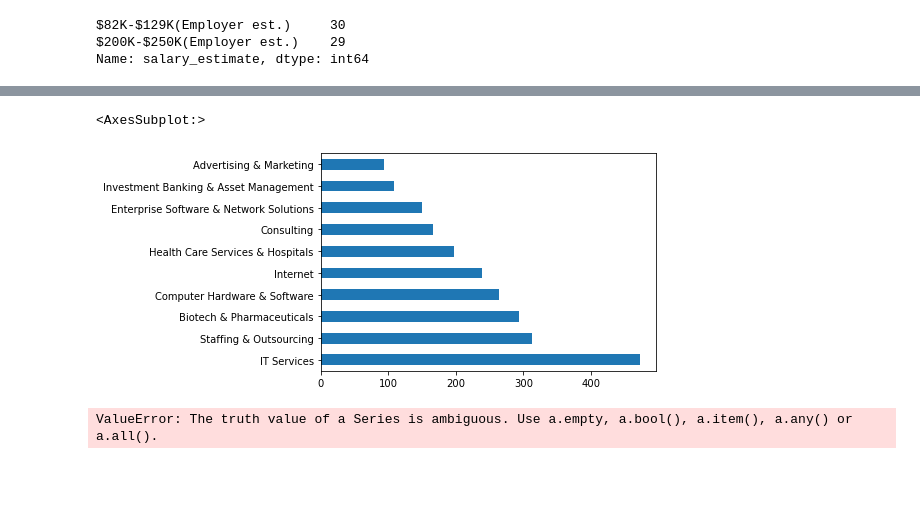
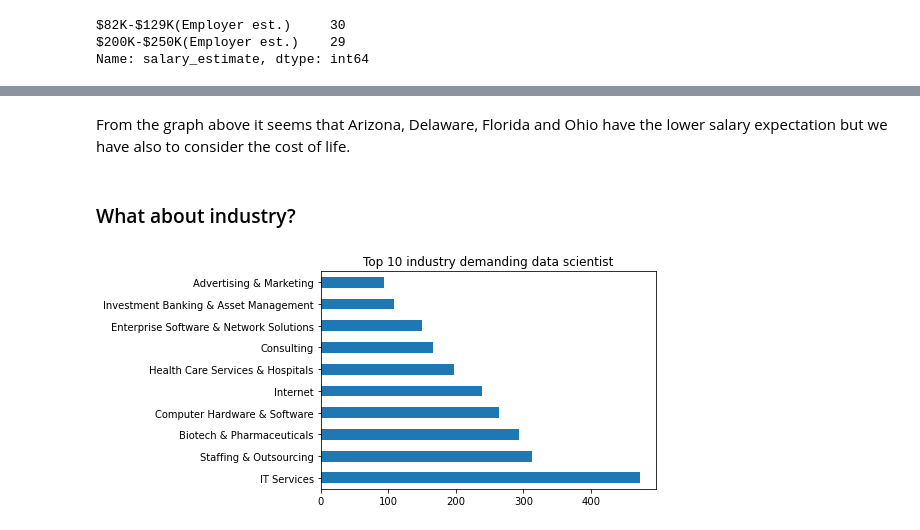
Before and after one commit to mariangelabonghi/DataAnalysis, a Jupyter notebook: DataScientistJob/DataScientistJobs.ipynb, the cells around one changed output, grey strips where cells are left out. Saved outputs shown, nothing was run; the diff lists cells and outputs as text; code cells hidden in the pictures; blank space fills up the shorter version.

```diff
--- a/DataScientistJob/DataScientistJobs.ipynb
+++ b/DataScientistJob/DataScientistJobs.ipynb
@@ -100,6 +104,7 @@ Index(['unnamed: 0', 'index', 'job title', 'salary estimate',
        'competitors', 'easy apply'],
       dtype='object')
 # %%
-df_copy.drop(['unnamed: 0','index','job title','company name','headquarters','founded','type of ownership','competitors',
-         'easy apply'], axis=1, inplace=True)
+#drop the columns that we are not going to use
+df_copy.drop(['unnamed: 0','index','job title','company name','headquarters','founded','type of ownership',
+              'sector','competitors','easy apply'], axis=1, inplace=True)
 # %%
@@ -216,4 +227,5 @@ df_copy['job_description'] = df_copy['job_description'].str.upper()
 # %%
+df_copy['job_description'] = df_copy['job_description'].str.replace(' R,','ERRE',regex=False);
 df_copy['job_description'] = df_copy['job_description'].str.replace(' R ','ERRE',regex=False);
 df_copy['job_description'] = df_copy['job_description'].str.replace('/R','ERRE',regex=False);
 df_copy['job_description'] = df_copy['job_description'].str.replace('R/','ERRE',regex=False);
@@ -317,0 +327,2 @@ Name: revenue, dtype: int64
+# %%
+df_copy['revenue'] = df_copy['revenue'].str.replace('-1','Unknown / Non-Applicable',regex=False);
@@ -318,11 +397,9 @@ Name: revenue, dtype: int64
+# %% [markdown]
+From the graph above it seems that Arizona, Delaware, Florida and Ohio have the lower salary expectation but we have also to consider the cost of life.
+# %% [markdown]
+### What about industry?
 # %%
 df_copy[df_copy['industry']!='-1']['industry'].value_counts()[:10].plot.barh()
+plt.title('Top 10 industry demanding data scientist');
 # %% [output]
-<AxesSubplot:>
-[figure, old version]
+[figure, new version]
-# %%
-data_pivoted = df_copy.pivot(df_copy['rating'],df_copy['salary_max'])
-ax = sns.heatmap(data_pivoted)
-plt.show()
-# %% [output]
-ValueError: The truth value of a Series is ambiguous. Use a.empty, a.bool(), a.item(), a.any() or a.all().
```
Also changed, not shown: parts of 72 cells of this notebook.
